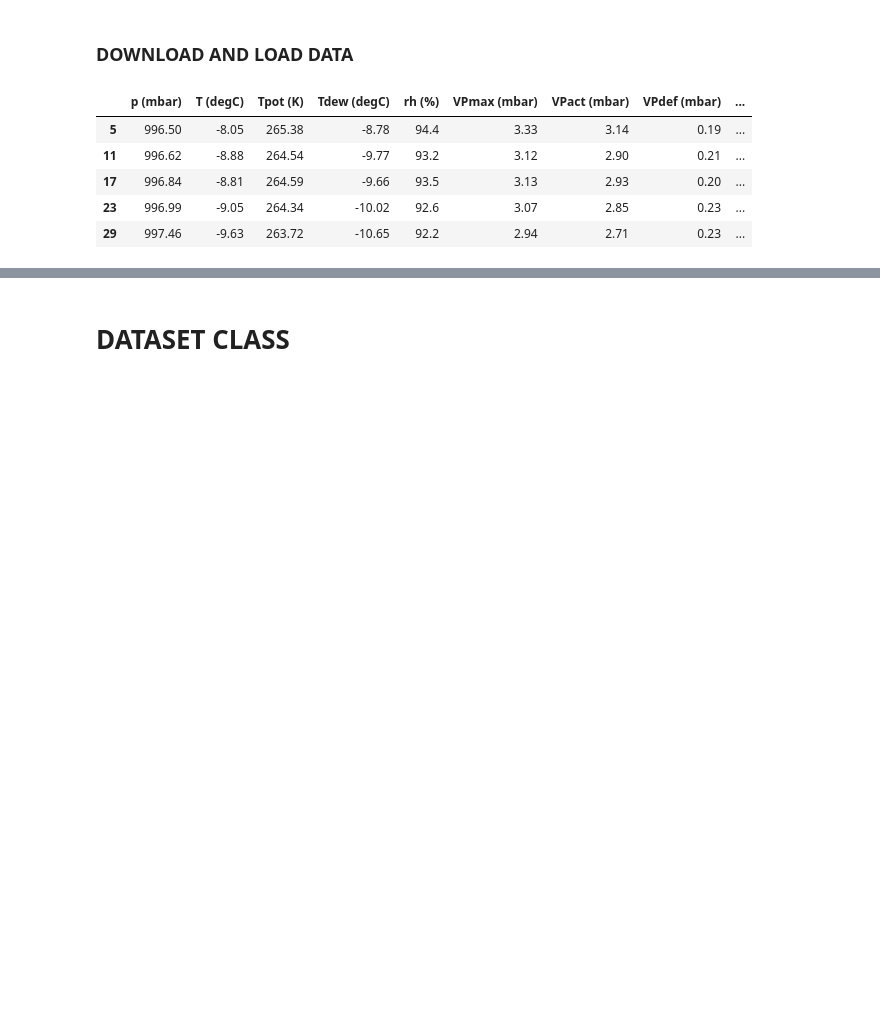
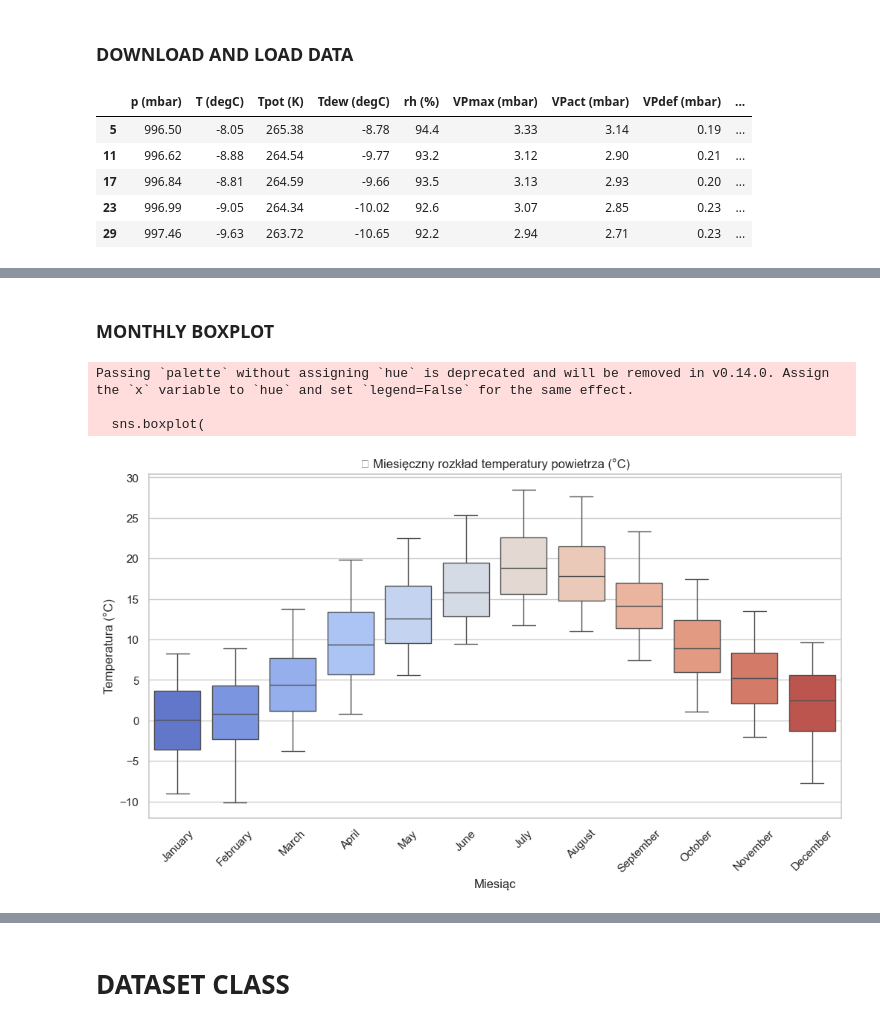
Before and after one commit to PeterSaletra/time-series-forecasting-rpi, a Jupyter notebook: main.ipynb, the cells around one changed output, grey strips where cells are left out. Drawn from its saved outputs; the diff is of its cells as text; code cells hidden in the pictures; blank space fills up the shorter version.

```diff
--- a/main.ipynb
+++ b/main.ipynb
@@ -89,0 +179,25 @@ df.transpose()
+# %% [markdown]
+### MONTHLY BOXPLOT
+# %%
+df_temp['month'] = df_temp.index.month_name()
+months = list(pd.date_range('2000-01-01', periods=12, freq='M').month_name())
+
+plt.figure(figsize=(12,6))
+sns.boxplot(
+    x='month', y='T (degC)',
+    data=df_temp.reset_index(),
+    palette='coolwarm',
+    order=months,
+    whis=[5,95],
+    showfliers=False
+)
+plt.title("📦 Miesięczny rozkład temperatury powietrza (°C)")
+plt.xlabel("Miesiąc")
+plt.ylabel("Temperatura (°C)")
+plt.xticks(rotation=45)
+plt.show()
+# %% [output]
+Passing `palette` without assigning `hue` is deprecated and will be removed in v0.14.0. Assign the `x` variable to `hue` and set `legend=False` for the same effect.
+
+  sns.boxplot(
+[figure, added]
```
Also changed, not shown: parts of 35 cells of this notebook.
